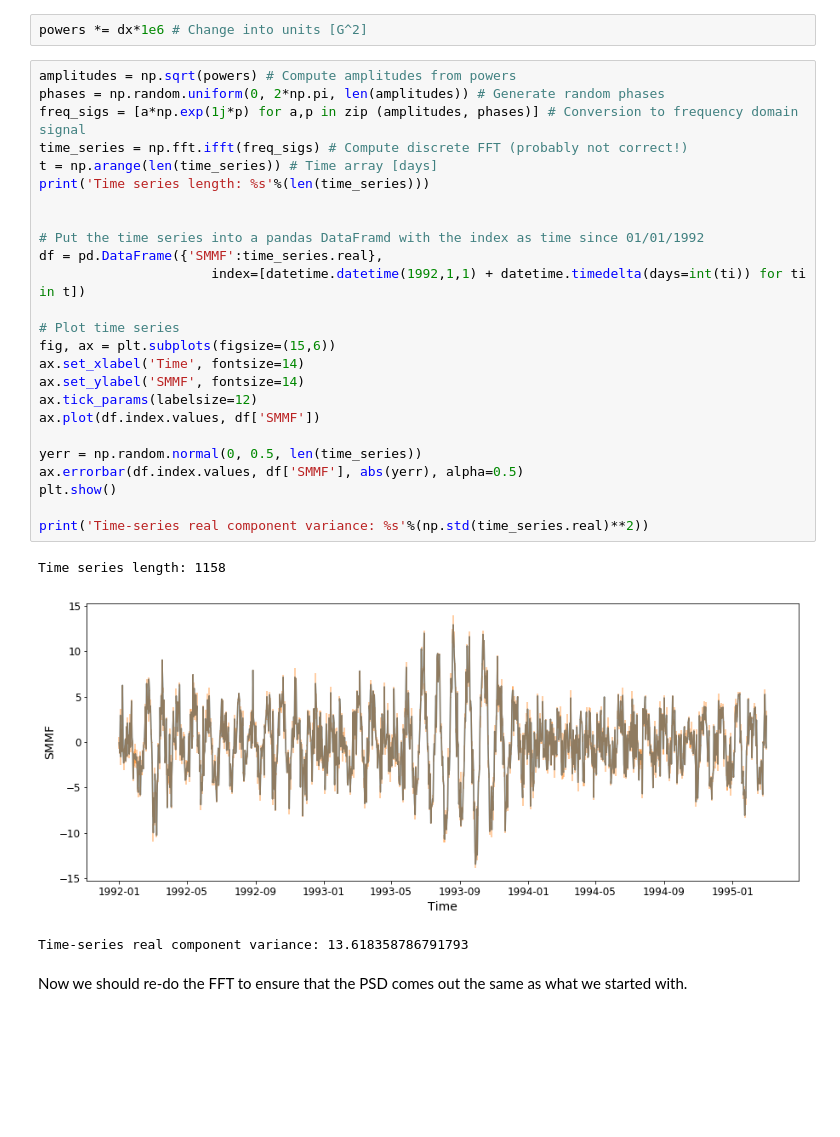
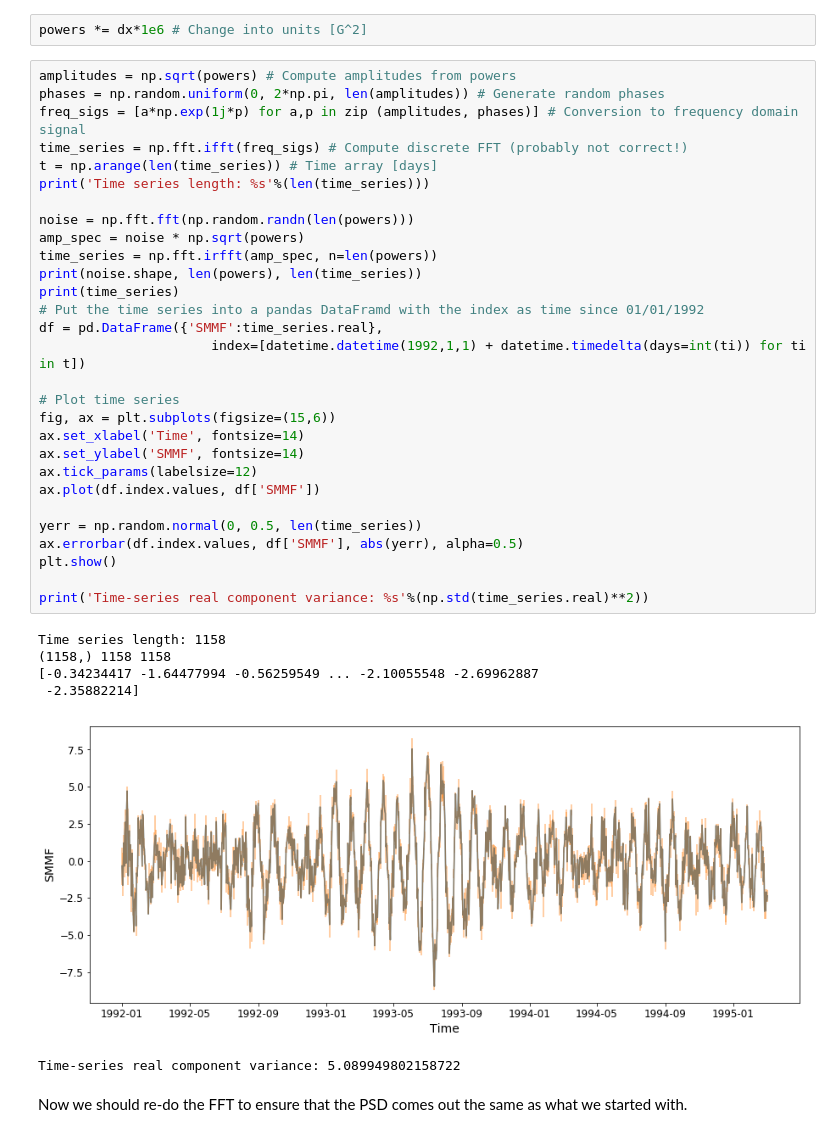
Before and after one commit to exr007/GP_test, a Jupyter notebook: GP_test.ipynb, the cells around one changed output. Drawn from its saved outputs; the diff is of its cells as text; blank space fills up the shorter version.

```diff
--- a/GP_test.ipynb
+++ b/GP_test.ipynb
@@ -49,32 +49,39 @@ powers *= dx*1e6 # Change into units [G^2]
 # %%
 amplitudes = np.sqrt(powers) # Compute amplitudes from powers
 phases = np.random.uniform(0, 2*np.pi, len(amplitudes)) # Generate random phases
 freq_sigs = [a*np.exp(1j*p) for a,p in zip (amplitudes, phases)] # Conversion to frequency domain signal
 time_series = np.fft.ifft(freq_sigs) # Compute discrete FFT (probably not correct!)
 t = np.arange(len(time_series)) # Time array [days]
 print('Time series length: %s'%(len(time_series)))
 
-
+noise = np.fft.fft(np.random.randn(len(powers)))
+amp_spec = noise * np.sqrt(powers)
+time_series = np.fft.irfft(amp_spec, n=len(powers))
+print(noise.shape, len(powers), len(time_series))
+print(time_series)
 # Put the time series into a pandas DataFramd with the index as time since 01/01/1992
 df = pd.DataFrame({'SMMF':time_series.real},
                       index=[datetime.datetime(1992,1,1) + datetime.timedelta(days=int(ti)) for ti in t])
 
 # Plot time series
 fig, ax = plt.subplots(figsize=(15,6))
 ax.set_xlabel('Time', fontsize=14)
 ax.set_ylabel('SMMF', fontsize=14)
 ax.tick_params(labelsize=12)
 ax.plot(df.index.values, df['SMMF'])
 
 yerr = np.random.normal(0, 0.5, len(time_series))
 ax.errorbar(df.index.values, df['SMMF'], abs(yerr), alpha=0.5)
 plt.show()
 
 print('Time-series real component variance: %s'%(np.std(time_series.real)**2))
 # %% [output]
 Time series length: 1158
+(1158,) 1158 1158
+[-0.34234417 -1.64477994 -0.56259549 ... -2.10055548 -2.69962887
+ -2.35882214]
-[figure, old version]
+[figure, new version]
-Time-series real component variance: 13.618358786791793
+Time-series real component variance: 5.089949802158722
 # %% [markdown]
 Now we should re-do the FFT to ensure that the PSD comes out the same as what we started with.
 # %%
```
Also changed, not shown: parts of 7 cells of this notebook.
